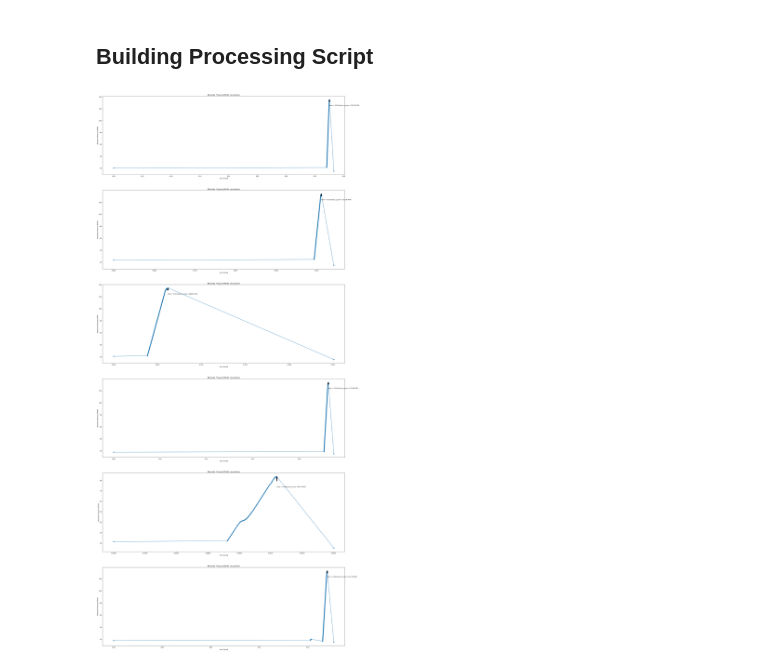
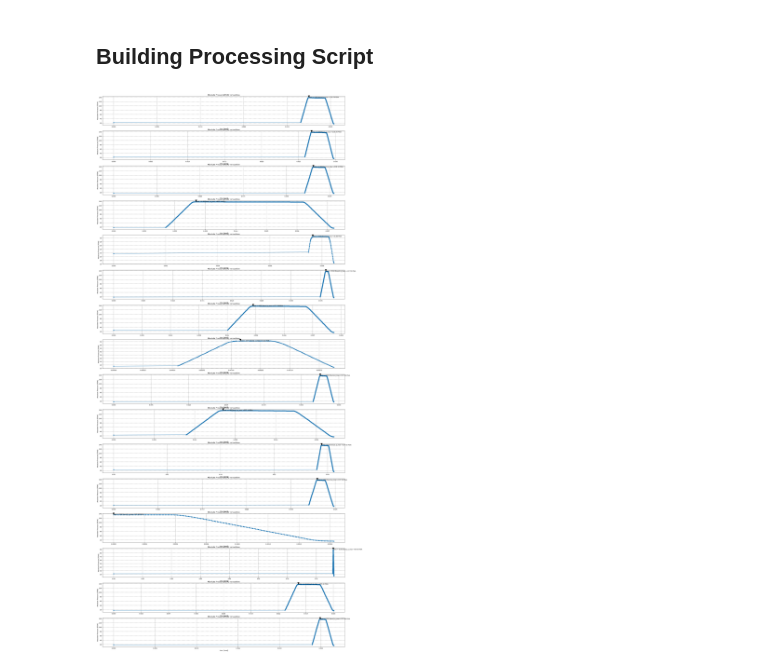
Before and after one commit to indeelabsinc/alicatflowmeter, a Jupyter notebook: Flow_meter_reader.ipynb, the cells around one changed output. Drawn from its saved outputs; the diff is of its cells as text; code cells hidden in the pictures.

```diff
--- a/Flow_meter_reader.ipynb
+++ b/Flow_meter_reader.ipynb
@@ -9,7 +9,7 @@ import pandas as pd
 import matplotlib.pyplot as plt
 import numpy as np
 
-df = pd.read_csv('Alicat Data Log_05-16-2019_15-21-10_PM JAJ part 2.txt', header=None)
+df = pd.read_csv('Alicat Data Log_06-05-2019_14-32-02_PM.txt', header=None)
 df.columns = ["Time Stamp", "Absolute Pressure [PSIA]", "Temperature", "Volumetric [mL/s]", "Mass Flow [SCCM]","Gas Selected"]
 df.drop(df.index[0], inplace=True)
 df.index = np.arange(0, len(df))
@@ -350,7 +311,7 @@ def find_pressure_peak(p, t, p_threshold):
             t_stamp.append(time[i])
             last_idx = i
             #print(t_stamp)
-            #break
+            break
 
     #Make time start from t=0 for the peak identified
     for j, ele in enumerate(t_stamp):
@@ -379,37 +340,36 @@ fig=plt.figure(figsize=(30, 70), dpi= 80, facecolor='w', edgecolor='k')
 
 press_arr = np.array(data['rolling_mean_p'])
 press_arr = remove_nans(press_arr)
 
 temp = []
 temp_time = []
-num_peaks = 10 ##write a function to calculate peaks
+num_peaks = 25 ##write a function to calculate peaks
 
 for i in range(num_peaks):
     if len(press_arr) > 0:
         press_arr = press_arr[last_idx:]
         pk, t_stamp, first_idx, last_idx = find_pressure_peak(press_arr, time, p_threshold=14.7)
 
         if last_idx != 0:
             #print(last_idx)
             press_arr = press_arr[last_idx:]
             temp.append(pk)
             temp_time.append(t_stamp)
-        #press_arr = clear_elements(press_arr[last_idx:, len(pk))
-        #pk = clear_elements(pk, len(pk))
-        #print(last_idx) #THE INDEX IS CHANGING EVERYTHING YOU INDEX FROM PRESS_ARR again. substract by starting time po
-        ##THE INDEX IS CHANGING EVERYTHING YOU INDEX FROM PRESS_ARR again. substract by starting time point
 
 for j in range(len(temp)):
     plt.subplot(len(temp), 1, j+1)
     plt.title('Absolute Pressure [PSIA] versus time')
     plt.xlabel('time [hour]')
     plt.ylabel('Absolute Pressure [PSIA]')
     pmax = max(temp[j])
     pidx = temp[j].index(pmax)
     tmax = temp_time[j][pidx]
     text= "time = {:.2f} [hour], p_max ={:.2f} PSIA".format(tmax, pmax)
-    plt.annotate(text, xy=(tmax, pmax), xytext=(tmax, pmax-10), arrowprops=dict(facecolor='black', shrink=0.5))
     plt.plot(temp_time[j], temp[j], marker='o')
+    plt.annotate(text, xy=(tmax, pmax), xytext=(tmax, pmax), arrowprops=dict(facecolor='black', shrink=0.5))
+    plt.grid(True, lw = 2, ls = '--', c = '.75')
+    plt.savefig("value{y}.png".format(y=i))
+
 plt.show()
 # %% [output]
-[figure, old version]
+[figure, new version]
```
Also changed, not shown: parts of 19 cells of this notebook.
